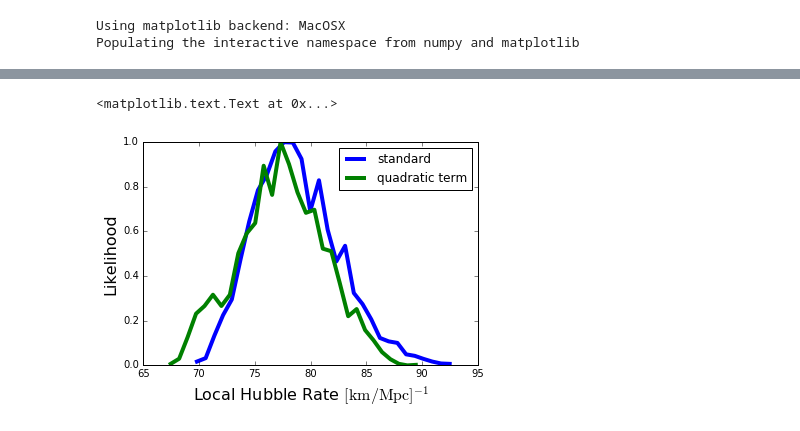
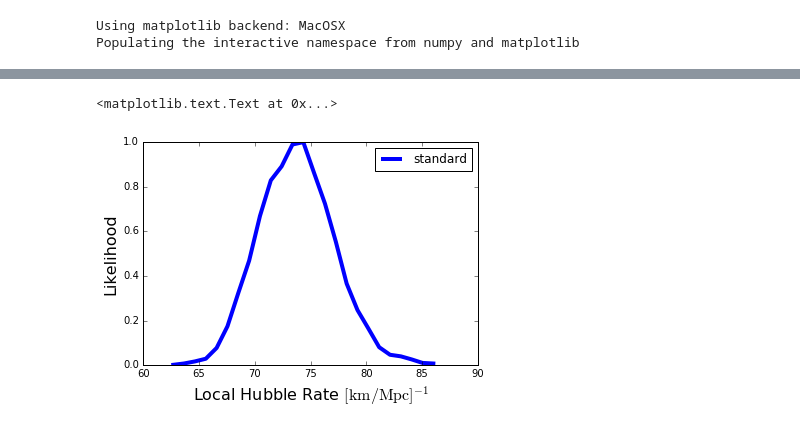
Before and after one commit to bfollinprm/local_hubble, a Jupyter notebook: MCMC.ipynb, the cells around one changed output, grey strips where cells are left out. Drawn from its saved outputs; the diff is of its cells as text; code cells hidden in the pictures.

```diff
--- a/MCMC.ipynb
+++ b/MCMC.ipynb
@@ -243,5 +149,5 @@ for i in x:
 # %%
-std_chain = load_chain('chain.chain').burnin(3000).join()
+std_chain = load_chain('chain.chain').burnin(2000).join()
 rc('text', usetex = False)
 std_chain.plot()
 std_chain.savecov('proposal.covmat')
@@ -261,10 +156,9 @@ std_chain.plot('params.b')
 # %%
-std_chain.like1d('params.H0', linewidth = 4, label = 'standard')
-quad_chain.like1d('params.H0', color = 'g', linewidth = 4, label = 'quadratic term')
+std_chain.like1d('params.H0', linewidth = 4, label = 'standard', nbins = 25)
 legend()
 #cubic_chain.like1d('params.H0', color = 'r', linewidth = 4)
 ylabel('Likelihood', fontsize = 16)
 xlabel(r'Local Hubble Rate $[{\rm km/Mpc}]^{-1}$', fontsize = 16)
 # %% [output]
 <matplotlib.text.Text at 0x...>
-[figure, old version]
+[figure, new version]
```
Also changed, not shown: parts of 23 cells of this notebook, 3 other files.
